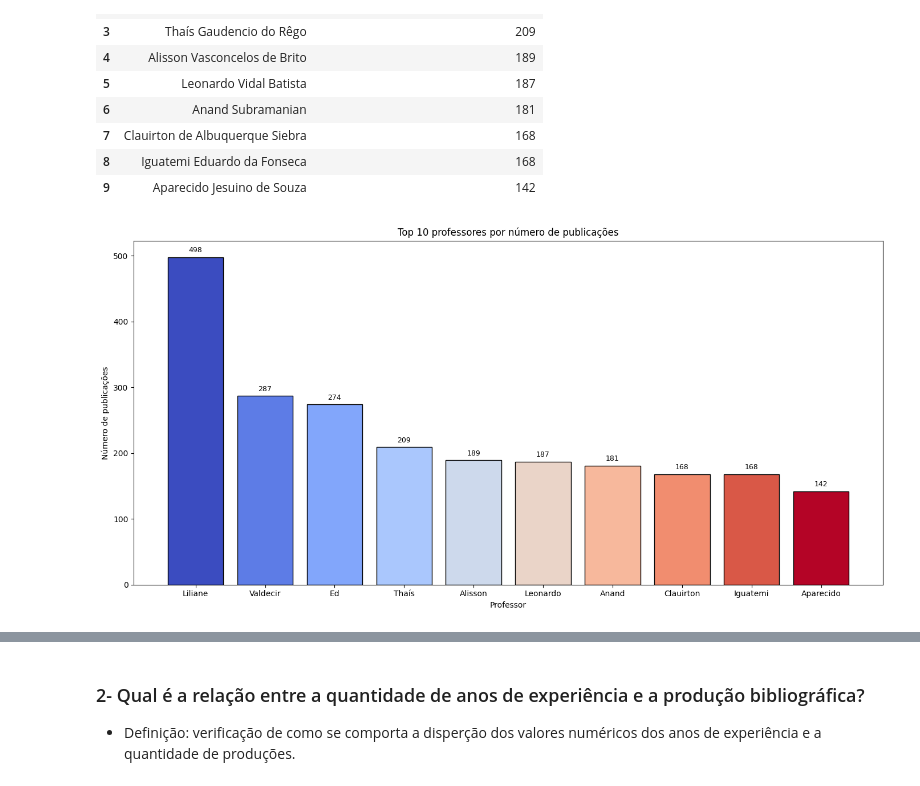
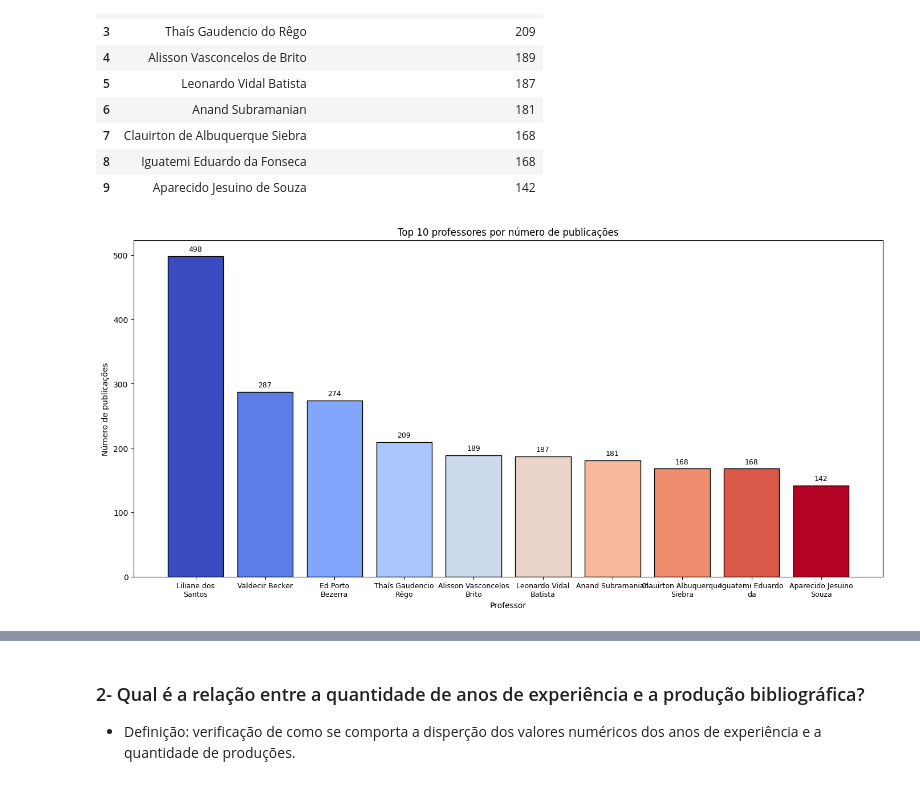
Before and after one commit to cacdia/lattes, a Jupyter notebook: notebook/notebook_relatorio.ipynb, the cells around one changed output, grey strips where cells are left out. Drawn from its saved outputs; the diff is of its cells as text; code cells hidden in the pictures.

```diff
--- a/notebook/notebook_relatorio.ipynb
+++ b/notebook/notebook_relatorio.ipynb
@@ -188,16 +184,22 @@ min        4.000000
 max      498.000000
 Name: quantidade_producoes_bibliograficas, dtype: float64
 # %%
-ranking_prod= (
+ranking_prod = (
     df.groupby("nome")["quantidade_producoes_bibliograficas"]
     .sum()
     .reset_index()
     .sort_values("quantidade_producoes_bibliograficas", ascending=False)
 )
+ranking_prod = (
+    df.groupby("nome")["quantidade_producoes_bibliograficas"]
+    .sum()
+    .reset_index()
+    .sort_values("quantidade_producoes_bibliograficas", ascending=False)
+)
 # %%
-top10 = ranking_prod.head(10).reset_index(drop=True)
+top_prod = ranking_prod.head(10).reset_index(drop=True)
 
-top10
+top_prod
 # %% [output]
 |  | nome | quantidade_producoes_bibliograficas |
 | 0 | Liliane dos Santos Machado | 498 |
@@ -213,33 +215,40 @@ top10
 # %%
 plt.figure(figsize=(14, 7))
 # Usar top10 (já ordenado decrescentemente)
-full_names = top10["nome"]
-names = full_names.str.split().str[0]  # pegar apenas o primeiro nome
-counts = top10["quantidade_producoes_bibliograficas"].astype(int)
+full_names = top_prod["nome"]
+# Remover tokens 'de' e 'do' (case-insensitive)
+tokens = full_names.apply(
+    lambda s: [t for t in s.split() if t.lower() not in {"de", "do"}]
+)
+first_two = tokens.apply(lambda ts: " ".join(ts[:2]))
+third = tokens.apply(lambda ts: ts[2] if len(ts) > 2 else "")
+names = (first_two + "\n" + third).str.strip()  # duas linhas para melhorar leitura
+counts = top_prod["quantidade_producoes_bibliograficas"].astype(int)
 # Paleta coolwarm: mapear cada barra para uma cor
 cmap = plt.get_cmap("coolwarm")
 colors = [
     cmap(i / (len(counts) - 1 if len(counts) > 1 else 1)) for i in range(len(counts))
 ]
 # Plotar barras verticais
 bars = plt.bar(names, counts, color=colors, edgecolor="black")
 # Adicionar rótulos com o número de publicações acima de cada barra
 for bar in bars:
     height = bar.get_height()
     plt.text(
         bar.get_x() + bar.get_width() / 2,
         height + max(counts) * 0.01,
         f"{int(height)}",
         ha="center",
         va="bottom",
         fontsize=9,
     )
 plt.xlabel("Professor")
 plt.ylabel("Número de publicações")
 plt.title("Top 10 professores por número de publicações")
-# Melhorar legibilidade dos rótulos do eixo x
-
+# Ajustes de layout para legibilidade dos rótulos do eixo x
+plt.xticks(rotation=0, fontsize=9)
+plt.gcf().subplots_adjust(bottom=0.25)
 plt.tight_layout()
 plt.show()
 # %% [output]
-[figure, old version]
+[figure, new version]
```
Also changed, not shown: parts of 8 cells of this notebook.
